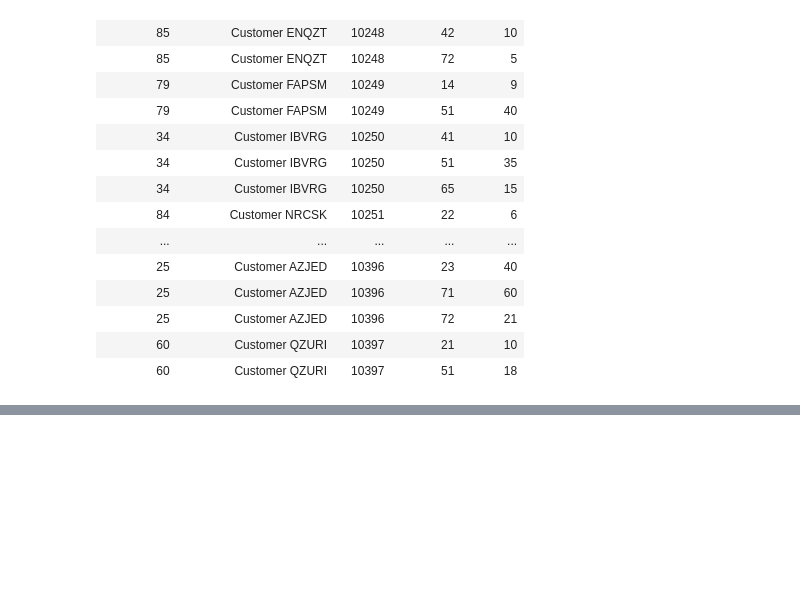
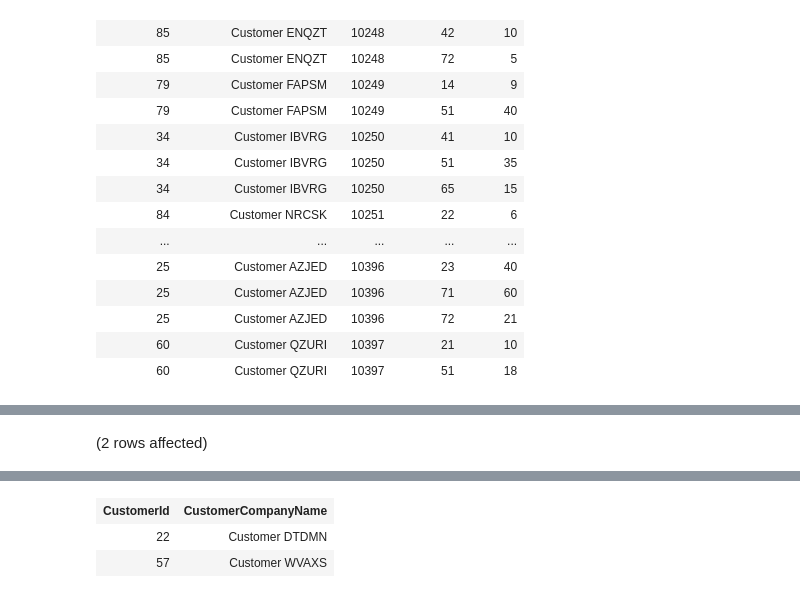
Before and after one commit to ryanmohamed/tsql_hw2, a Jupyter notebook: Chapter3.ipynb, the cells around one changed output, grey strips where cells are left out. Drawn from its saved outputs; the diff is of its cells as text; code cells hidden in the pictures; blank space fills up the shorter version.

```diff
--- a/Chapter3.ipynb
+++ b/Chapter3.ipynb
@@ -274,0 +305,8 @@ Total execution time: 00:00:00.093
+# %%
+SELECT C.CustomerId, C.CustomerCompanyName
+FROM Sales.[Customer] AS C
+  LEFT OUTER JOIN Sales.[Order] AS O
+    ON C.CustomerId = O.CustomerId
+WHERE O.OrderId IS NULL;
+# %% [output]
+(2 rows affected)
@@ -274,0 +314,3 @@ Total execution time: 00:00:00.093
+| CustomerId | CustomerCompanyName |
+| 22 | Customer DTDMN |
+| 57 | Customer WVAXS |
```
Also changed, not shown: parts of 6 cells of this notebook.
